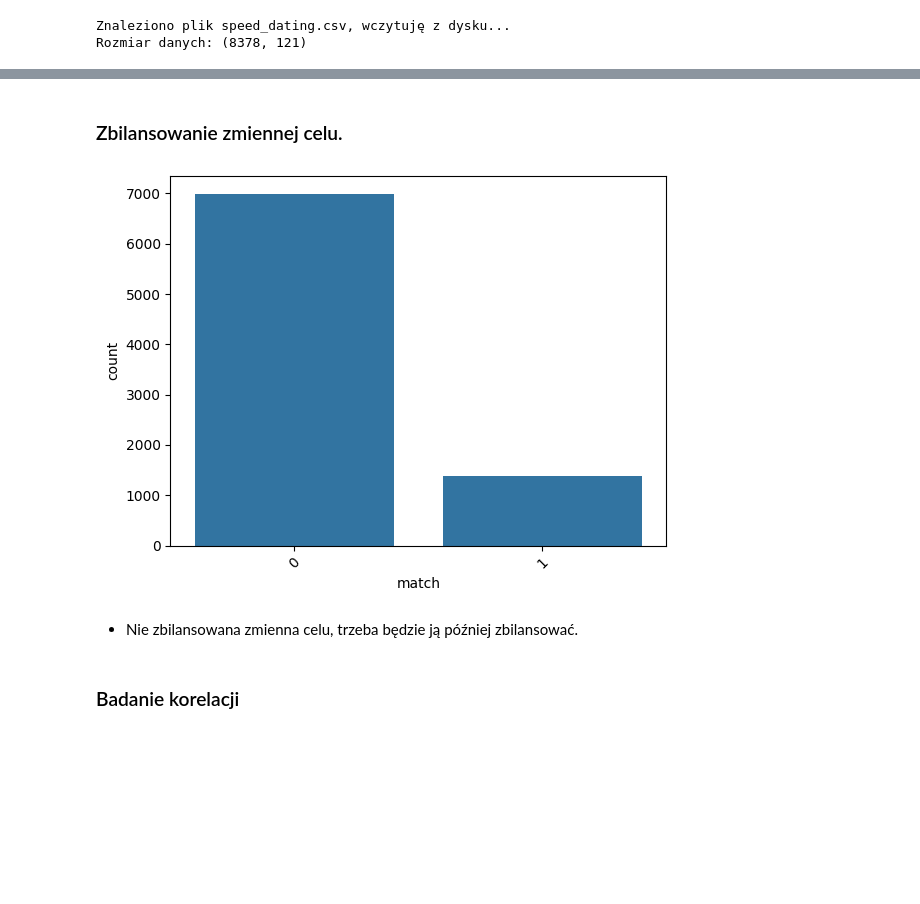
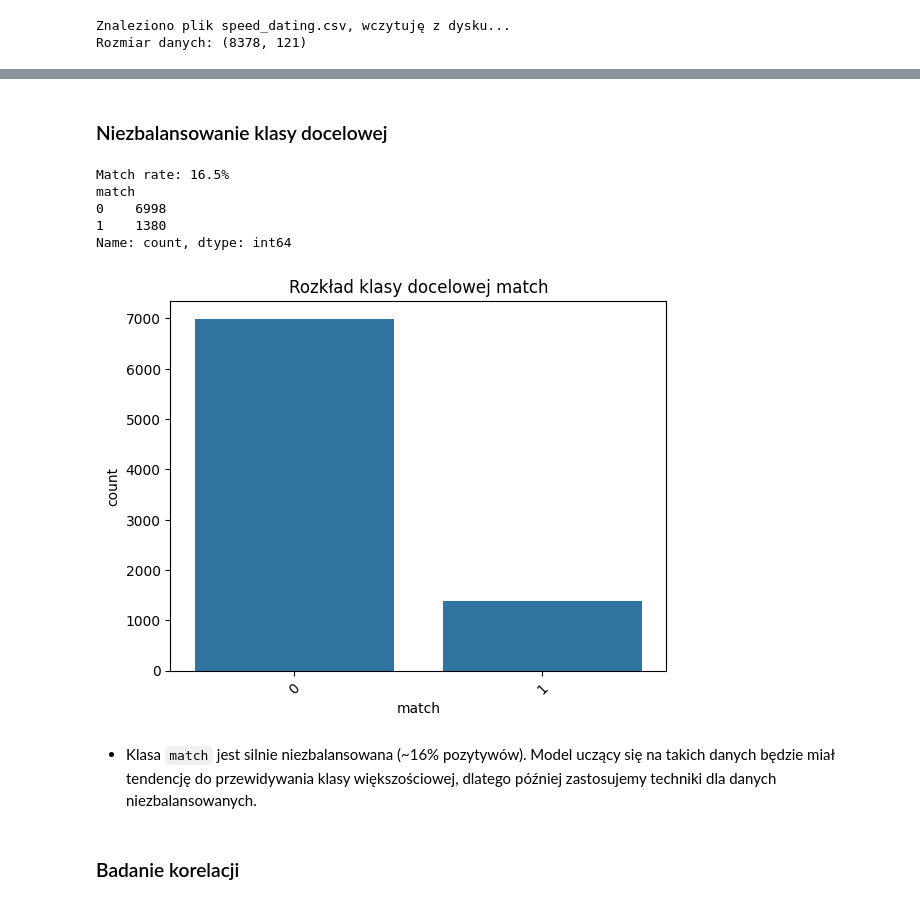
Before and after one commit to Zajecia-na-PWr-LR/lista6-dawidmuszynski1, a Jupyter notebook: SpeedDating.ipynb, the cells around one changed output, grey strips where cells are left out. Cells and saved outputs as stored; diff of their text form; code cells hidden in the pictures; blank space fills up the shorter version.

```diff
--- a/SpeedDating.ipynb
+++ b/SpeedDating.ipynb
@@ -65,13 +87,23 @@ Downloaded from openml.org.
 # %% [markdown]
-### Zbilansowanie zmiennej celu.
+### Niezbalansowanie klasy docelowej
 # %%
-sns.countplot(x = df["match"], data = df)
-plt.xticks(rotation = 45)
+print(f"Match rate: {df['match'].mean():.1%}")
+print(df["match"].value_counts())
+print()
+
+sns.countplot(x=df["match"], data=df)
+plt.xticks(rotation=45)
+plt.title("Rozkład klasy docelowej match")
 plt.show()
 # %% [output]
+Match rate: 16.5%
+match
+0    6998
+1    1380
+Name: count, dtype: int64
-[figure, old version]
+[figure, new version]
 # %% [markdown]
-- Nie zbilansowana zmienna celu, trzeba będzie ją później zbilansować.
+- Klasa `match` jest silnie niezbalansowana (~16% pozytywów). Model uczący się na takich danych będzie miał tendencję do przewidywania klasy większościowej, dlatego później zastosujemy techniki dla danych niezbalansowanych.
 # %% [markdown]
 ### Badanie korelacji
 # %%
```
Also changed, not shown: parts of 48 cells of this notebook.
